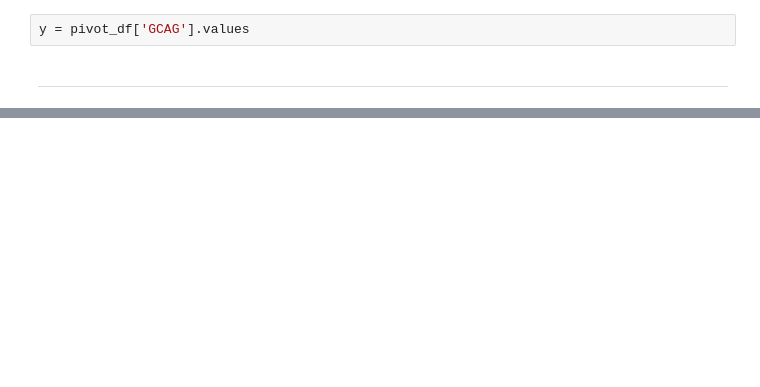
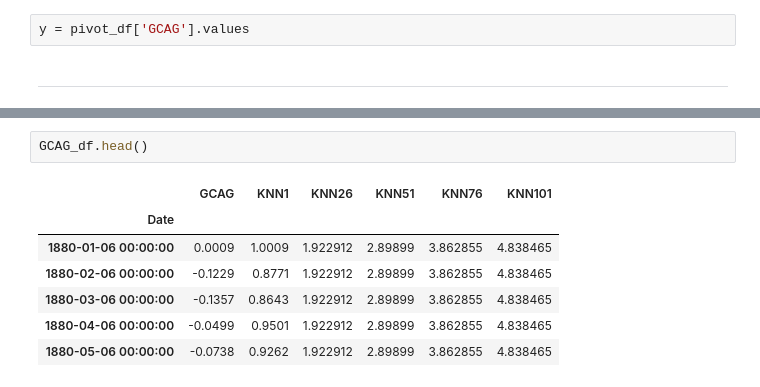
Before and after one commit to marianoju/NF_DS_1_course_material, a Jupyter notebook: descriptive_analysis/KNN-Regression.ipynb, the cells around one changed output, grey strips where cells are left out. Saved outputs shown, nothing was run; the diff lists cells and outputs as text; blank space fills up the shorter version.

```diff
--- a/descriptive_analysis/KNN-Regression.ipynb
+++ b/descriptive_analysis/KNN-Regression.ipynb
@@ -41,0 +86,10 @@ y = pivot_df['GCAG'].values
+# %%
+GCAG_df.head()
+# %% [output]
+|  | GCAG | KNN1 | KNN26 | KNN51 | KNN76 | KNN101 |
+| Date |  |  |  |  |  |  |
+| 1880-01-06 00:00:00 | 0.0009 | 1.0009 | 1.922912 | 2.89899 | 3.862855 | 4.838465 |
+| 1880-02-06 00:00:00 | -0.1229 | 0.8771 | 1.922912 | 2.89899 | 3.862855 | 4.838465 |
+| 1880-03-06 00:00:00 | -0.1357 | 0.8643 | 1.922912 | 2.89899 | 3.862855 | 4.838465 |
+| 1880-04-06 00:00:00 | -0.0499 | 0.9501 | 1.922912 | 2.89899 | 3.862855 | 4.838465 |
+| 1880-05-06 00:00:00 | -0.0738 | 0.9262 | 1.922912 | 2.89899 | 3.862855 | 4.838465 |
```
Also changed, not shown: parts of 15 cells of this notebook.
